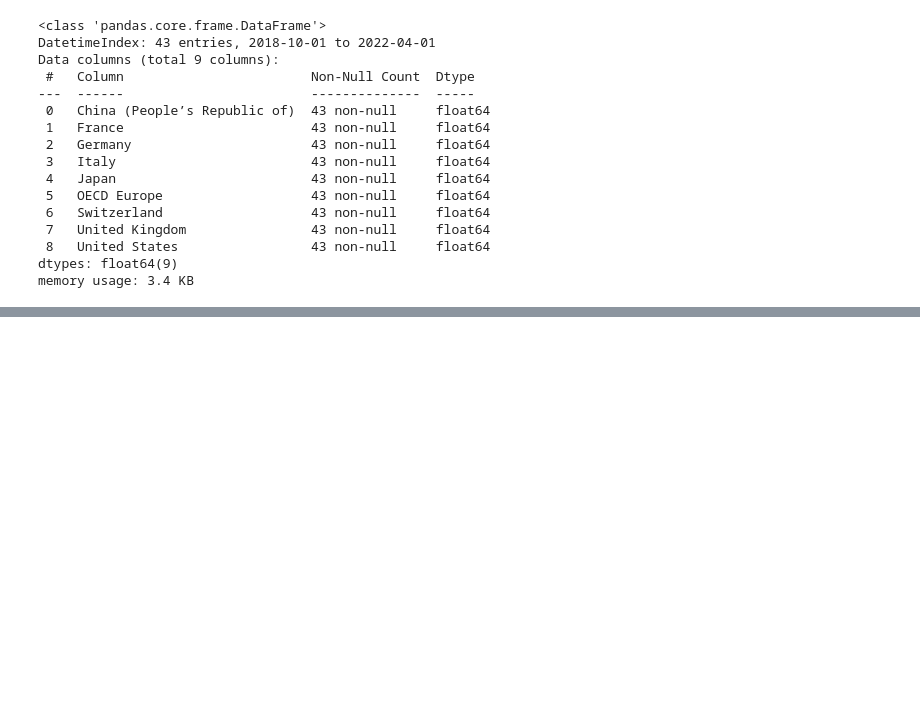
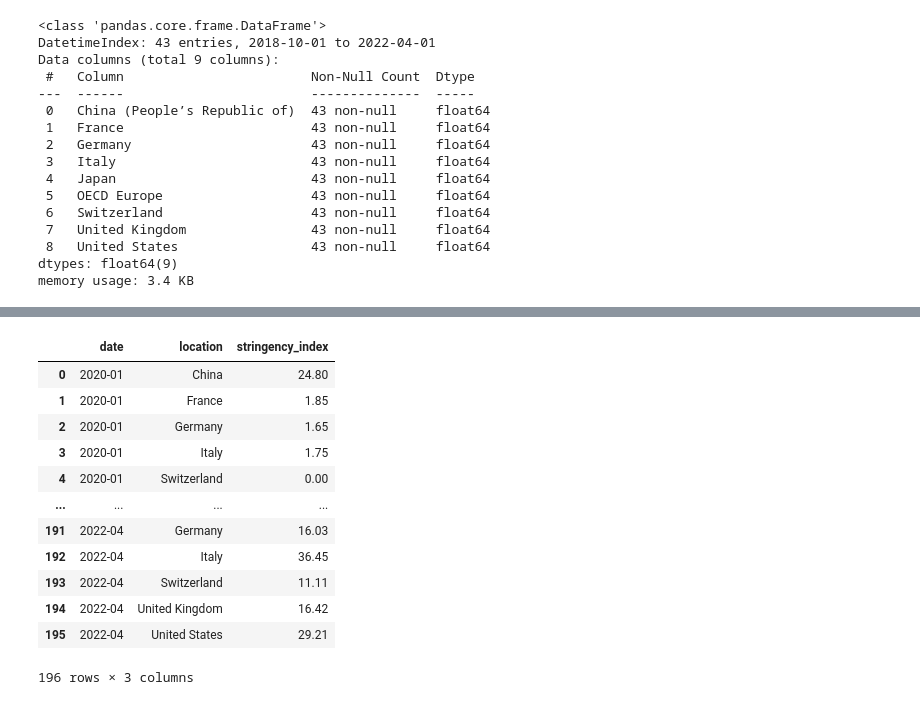
Before and after one commit to MGN19/Siemens-forecast, a Jupyter notebook: Transform External Data.ipynb, the cells around one changed output, grey strips where cells are left out. Cells and saved outputs as stored; diff of their text form; code cells hidden in the pictures; blank space fills up the shorter version.

```diff
--- a/Transform External Data.ipynb
+++ b/Transform External Data.ipynb
@@ -189,0 +217,16 @@ bc2.to_csv('./extra data/clean_business_confidence.csv')
+# %%
+covid_grouped
+# %% [output]
+|  | date | location | stringency_index |
+| 0 | 2020-01 | China | 24.80 |
+| 1 | 2020-01 | France | 1.85 |
+| 2 | 2020-01 | Germany | 1.65 |
+| 3 | 2020-01 | Italy | 1.75 |
+| 4 | 2020-01 | Switzerland | 0.00 |
+| ... | ... | ... | ... |
+| 191 | 2022-04 | Germany | 16.03 |
+| 192 | 2022-04 | Italy | 36.45 |
+| 193 | 2022-04 | Switzerland | 11.11 |
+| 194 | 2022-04 | United Kingdom | 16.42 |
+| 195 | 2022-04 | United States | 29.21 |
+196 rows × 3 columns
```
Also changed, not shown: parts of 12 cells of this notebook, 2 other files.
